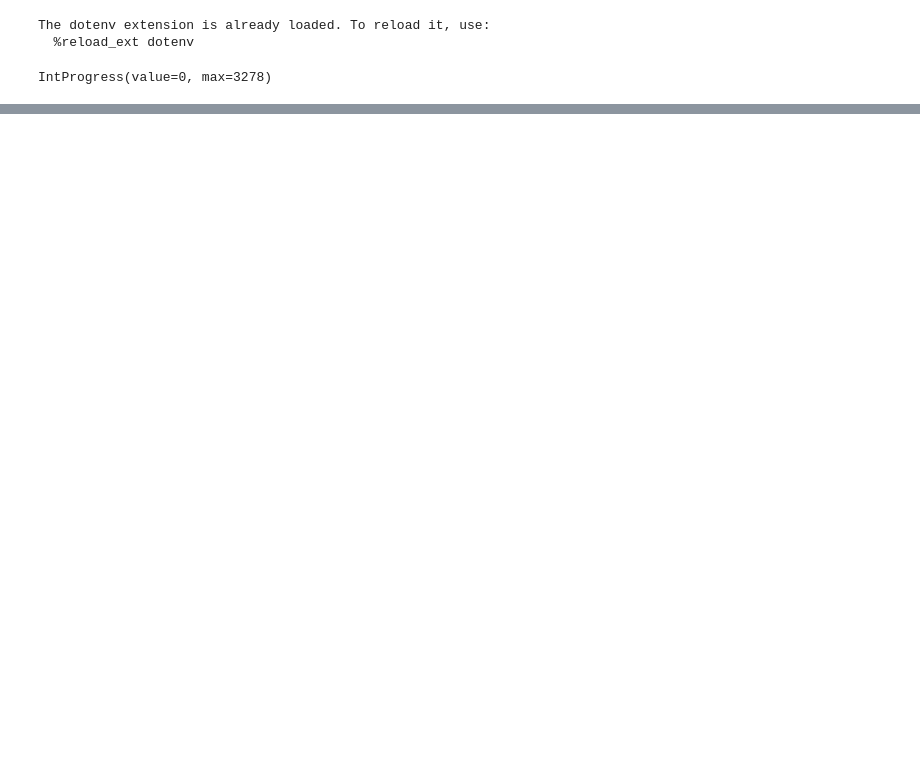
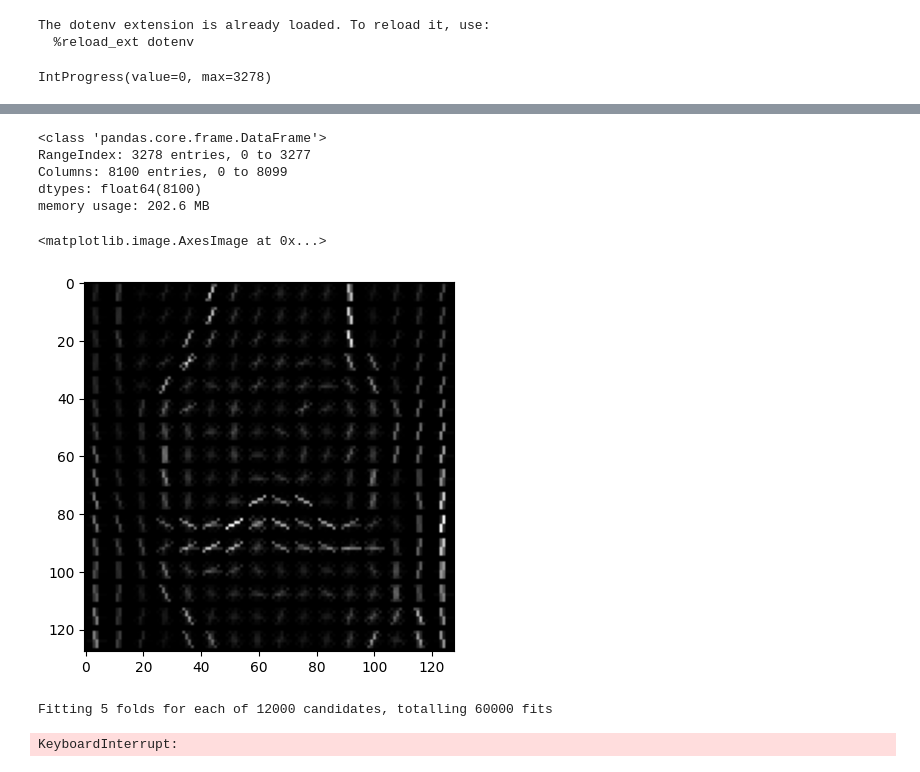
Before and after one commit to TiunovNN/hse-knee-xray-research, a Jupyter notebook: models/ML/hog.ipynb, the cells around one changed output, grey strips where cells are left out. Cells and saved outputs as stored; diff of their text form; code cells hidden in the pictures; blank space fills up the shorter version.

```diff
--- a/models/ML/hog.ipynb
+++ b/models/ML/hog.ipynb
@@ -28,19 +31,20 @@ from PIL import Image
 
 def hog_picture(image: Image):
     array = np.asarray(image)
-    vector = hog(
+    vector, hog_image = hog(
         array,
-        orientations=8,
-        pixels_per_cell=(16, 16),
-        cells_per_block=(1, 1),
+        orientations=9,
+        pixels_per_cell=(8, 8),
+        cells_per_block=(2, 2),
         feature_vector=True,
+        visualize=True,
     )
-    return vector
+    return vector, hog_image
 # %%
 import io
 from dataclasses import dataclass
-from concurrent.futures import ThreadPoolExecutor
-from PIL import Image, ImageOps
+from concurrent.futures import ThreadPoolExecutor, ProcessPoolExecutor
+from PIL import Image
 from ipywidgets import IntProgress
 from IPython.display import display
 
@@ -48,21 +52,22 @@ from IPython.display import display
 class Metadata:
     severity: int
     relative_path: str
-    hog: np.array
+    hog: np.ndarray
+    hog_image: np.ndarray
 
 def handle_file(item) -> Metadata:
     buffer = io.BytesIO()
     s3_client.download_fileobj(BUCKET_NAME, f'{DATASET_DIR}{item.relative_path}', buffer)
     buffer.seek(0)
-    img = Image.open(buffer).convert('L')
-    hog_fd = hog_picture(img)
-    return Metadata(item.severity, item.relative_path, hog_fd)
+    img = Image.open(buffer).convert('L').resize((128, 128))
+    hog_fd, hog_image = hog_picture(img)
+    return Metadata(item.severity, item.relative_path, hog_fd, hog_image)
 
 raw_data = []
 progress = IntProgress(min=0, max=len(data))
 display(progress)
-with ThreadPoolExecutor(max_workers=50) as pool:
-    for item in pool.map(handle_file, data.itertuples()):
+with ThreadPoolExecutor(max_workers=100) as pool:
+    for item in pool.map(handle_file, data.itertuples(), chunksize=1):
         raw_data.append(item)
         progress.value += 1
 # %% [output]
@@ -80,0 +78,16 @@ Name: count, dtype: int64
+# %%
+X_data.info()
+# %% [output]
+<class 'pandas.core.frame.DataFrame'>
+RangeIndex: 3278 entries, 0 to 3277
+Columns: 8100 entries, 0 to 8099
+dtypes: float64(8100)
+memory usage: 202.6 MB
+# %%
+from skimage.exposure import rescale_intensity
+
+hog_rescaled = rescale_intensity(raw_data[0].hog_image)
+plt.imshow(hog_rescaled, cmap=plt.cm.gray)
+# %% [output]
+<matplotlib.image.AxesImage at 0x...>
+[figure, added]
@@ -80,0 +114,18 @@ Name: count, dtype: int64
+# %%
+import numpy as np
+from sklearn.svm import SVC
+from sklearn.model_selection import GridSearchCV
+
+params = {
+    'C': np.linspace(1, 100, 30),
+    'kernel': ['linear', 'poly', 'rbf', 'sigmoid', 'precomputed'],
+    'coef0': np.arange(0, 10, 0.5),
+    'class_weight': [None, 'balanced'],
+    'decision_function_shape': ['ovo', 'ovr'],
+}
+gs_svc_model = GridSearchCV(SVC(probability=True), params, n_jobs=-1, verbose=2, scoring='f1')
+gs_svc_model.fit(X_train, y_train)
+gs_svc_model.best_params_, gs_svc_model.best_score_
+# %% [output]
+Fitting 5 folds for each of 12000 candidates, totalling 60000 fits
+KeyboardInterrupt:
```
Also changed, not shown: parts of 5 cells of this notebook.
